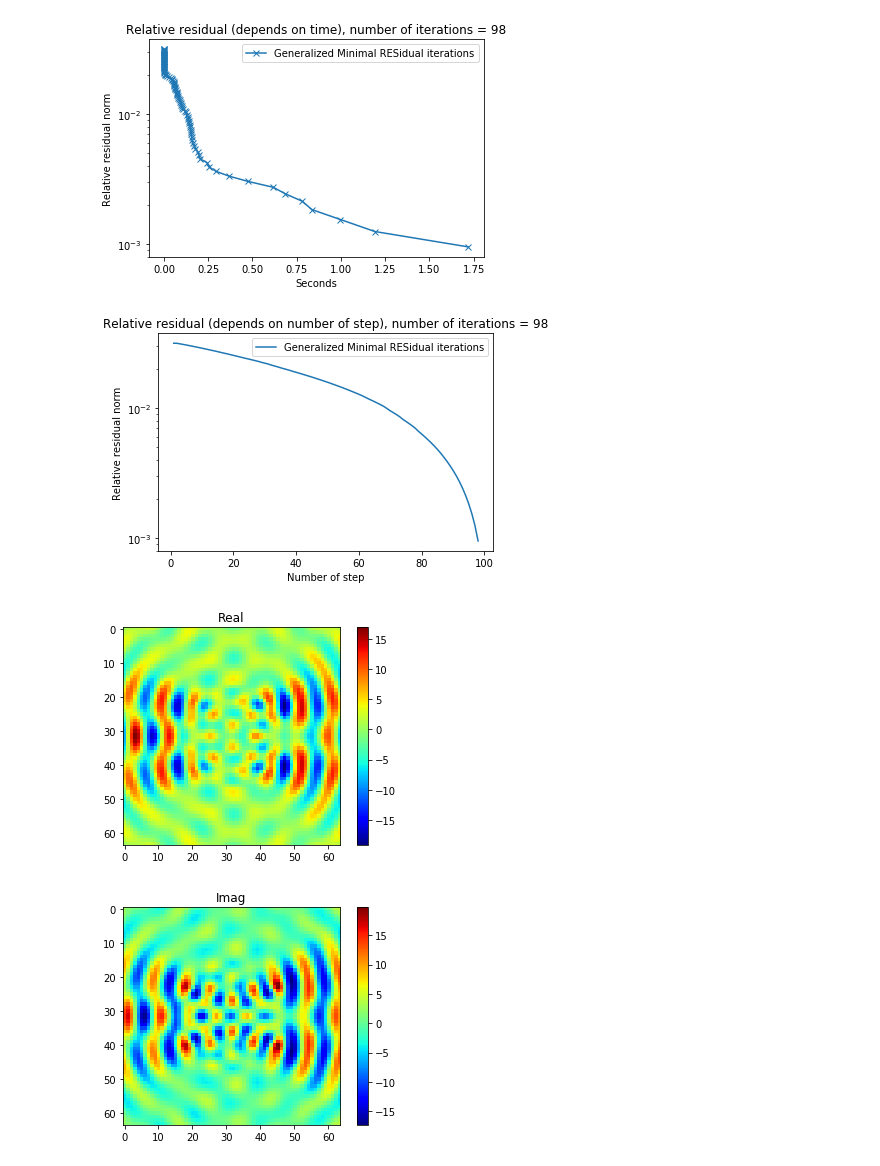
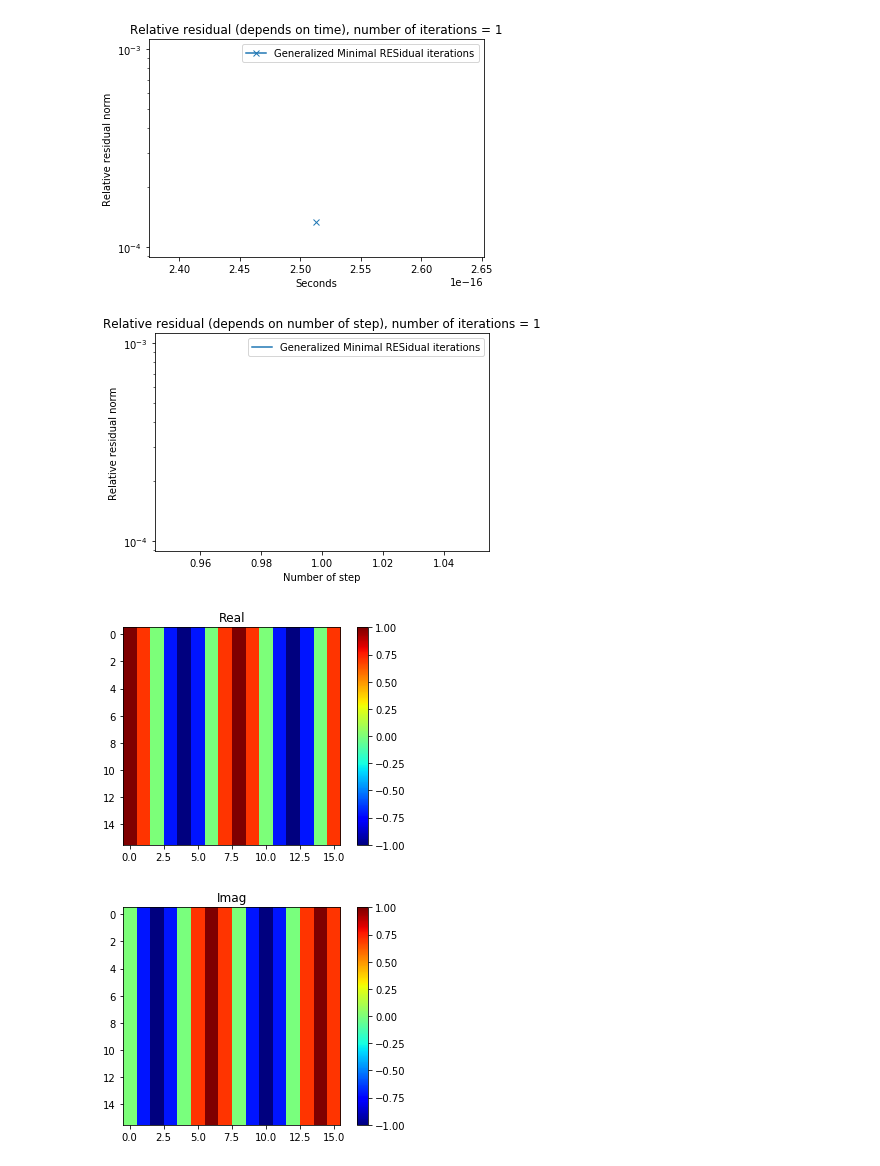
Before and after one commit to archilless/Minin, a Jupyter notebook: project.ipynb, the cells around one changed output. Cells and saved outputs as stored; diff of their text form; code cells hidden in the pictures.

```diff
--- a/project.ipynb
+++ b/project.ipynb
@@ -91,9 +91,9 @@ def solve(E,eps0,eps1):
     return E
 
 
-size = 64
+size = 16
 e = 2.25
-k  = 2*np.pi/(size/7)
+k  = 2*np.pi/(size/2)
 F = get_plane_wave(1,k,size)
 mask = circular_mask(size)
 eps = get_eps_from_mask(e,mask)
@@ -141,7 +141,7 @@ def gmres_solver(A, b, x0, maxiter, tol,
                  display_achieved_tolerance = False):
     gmres_residuals_with_t = []
     t0 = time.time()
-    solution, info =  spla.gmres(A, b,  x0=x0, maxiter = maxiter, tol = tol, restart  = max_iter, callback = lambda x:
+    solution, info =  spla.gmres(A, b,  x0=x0, maxiter = maxiter, tol = tol, restart  = maxiter, callback = lambda x:
         gmres_residuals_with_t.append([(inspect.currentframe().f_back).f_locals['resid'], time.time()])
         )
     gmres_residuals_with_t = np.array(gmres_residuals_with_t).T
@@ -161,34 +161,34 @@ def gmres_solver(A, b, x0, maxiter, tol,
         print('Achieved tolerance = ', np.linalg.norm(A.dot(solution.reshape(-1,1))-b)/np.linalg.norm(b))
     if (convergence_info == True):
         return solution, info
     return solution
 
 def launch_solver(eps, k, maxiter=300, tol = 1e-6):
     size = int(np.sqrt(eps.shape[0]))
     A = spla.LinearOperator(shape = (size**2, size**2), matvec = lambda x: matvec(x,eps,k))
     b = get_plane_wave(1,k,size).reshape(-1,1)
     x0 = np.ones(size**2).reshape(-1,1)
     solution, info = gmres_solver(A, b, x0,
                                maxiter=maxiter,
                                tol=tol,
                                convergence_info = True)
     return solution, info
 
 def show_residuals(eps, k, maxiter=300, tol = 1e-6):
     size = int(np.sqrt(eps.shape[0]))
     A = spla.LinearOperator(shape = (size**2, size**2), matvec = lambda x: matvec(x,eps,k))
     b = get_plane_wave(1,k,size).reshape(-1,1)
     x0 = np.ones(size**2).reshape(-1,1)
     gmres_solver(A, b, x0,
                  maxiter=maxiter,
                  tol=tol,
                  draw_graph_flag = True)
 
 solution, info = launch_solver(eps=eps, k=k)
 show_residuals(eps=eps, k=k)
 solution_re, solution_im, solution_abs, solution_abs_mask = plot__solution_re_im_abs_mask(solution, size)
 # %% [output]
-[figure, old version]
+[figure, new version]
-[figure, old version]
+[figure, new version]
-[figure, old version]
+[figure, new version]
-[figure, old version]
+[figure, new version]
```
Also changed, not shown: parts of 3 cells of this notebook.
